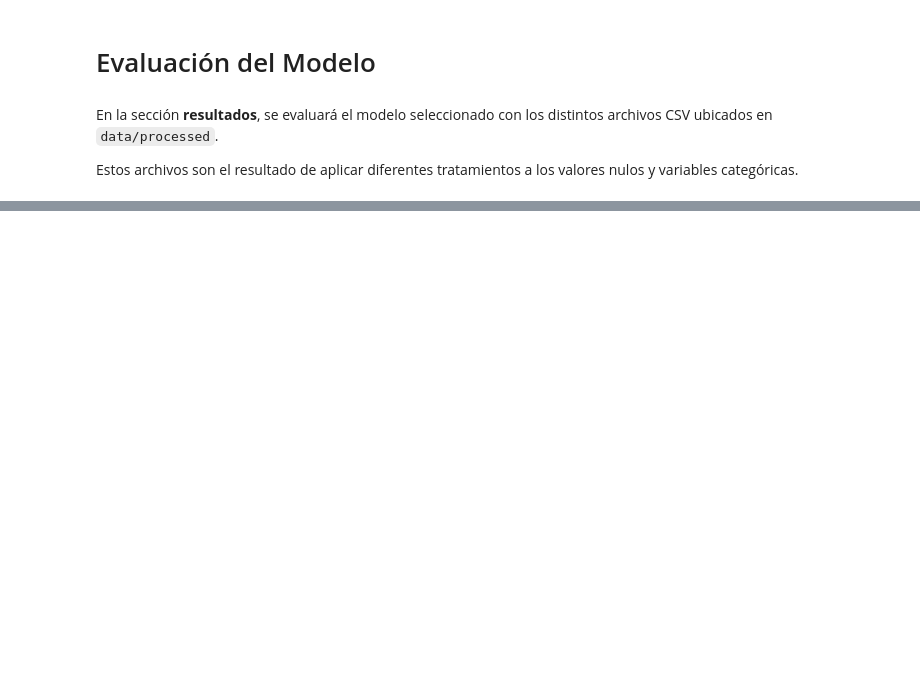
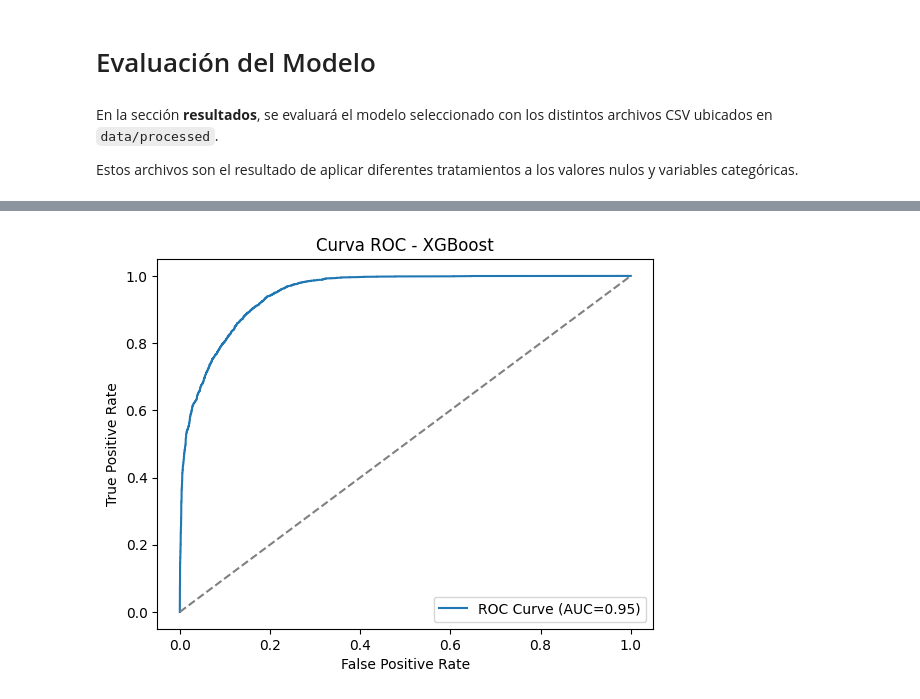
Before and after one commit to martinagg7/ia_propensity, a Jupyter notebook: models/modelo_final.ipynb, the cells around one changed output, grey strips where cells are left out. Saved outputs shown, nothing was run; the diff lists cells and outputs as text; code cells hidden in the pictures; blank space fills up the shorter version.

```diff
--- a/models/modelo_final.ipynb
+++ b/models/modelo_final.ipynb
@@ -35,0 +48,7 @@ df.head()
+# %%
+BASE_DIR = os.path.abspath(os.path.join(os.getcwd(), ".."))
+DATA_DIR = os.path.join(BASE_DIR, "data", "processed")
+file_name = "Propensity_clean_v5.csv"  #cambiar si queremosm probar con otras versiones
+file_path = os.path.join(DATA_DIR, file_name)
+
+df_5 = pd.read_csv(file_path)
@@ -199,0 +371,5 @@ plot_confusion_matrix(y_test, y_pred)
+# %%
+results_path = os.path.join(BASE_DIR, "data", "models_results", "results_v2.csv")
+results_df_2 = pd.read_csv(results_path)
+# %%
+select_model_2 = results_df_2.loc[0]
@@ -199,0 +496,12 @@ plot_confusion_matrix(y_test, y_pred)
+# %%
+fpr, tpr, _ = roc_curve(y_test, y_pred_proba)
+plt.figure()
+plt.plot(fpr, tpr, label=f"ROC Curve (AUC={roc_auc:.2f})")
+plt.plot([0, 1], [0, 1], linestyle='--', color='gray')
+plt.xlabel('False Positive Rate')
+plt.ylabel('True Positive Rate')
+plt.title('Curva ROC - XGBoost')
+plt.legend()
+plt.show()
+# %% [output]
+[figure, added]
```
Also changed, not shown: parts of 80 cells of this notebook, 11 other files.
